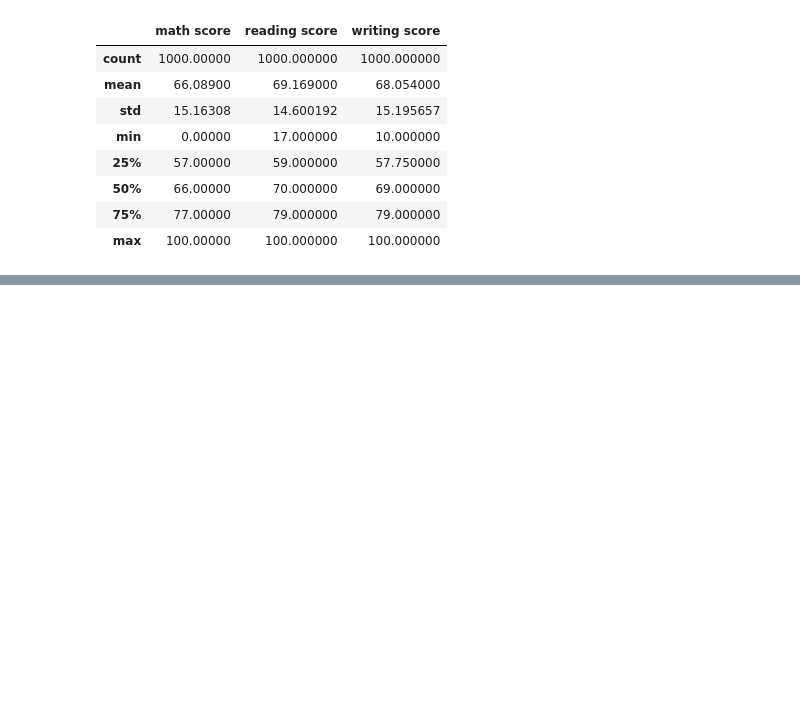
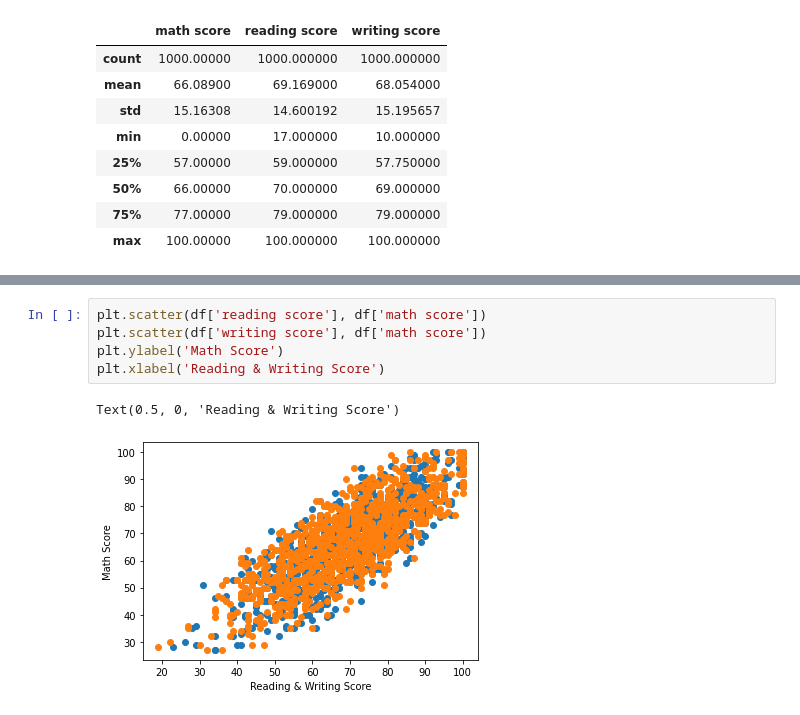
Before and after one commit to nazilalahad/Projects, a Jupyter notebook: test.ipynb, the cells around one changed output, grey strips where cells are left out. Saved outputs shown, nothing was run; the diff lists cells and outputs as text; blank space fills up the shorter version.

```diff
--- a/test.ipynb
+++ b/test.ipynb
@@ -65,0 +219,8 @@ df.describe()
+# %%
+plt.scatter(df['reading score'], df['math score'])
+plt.scatter(df['writing score'], df['math score'])
+plt.ylabel('Math Score')
+plt.xlabel('Reading & Writing Score')
+# %% [output]
+Text(0.5, 0, 'Reading & Writing Score')
+[figure, added]
```
Also changed, not shown: parts of 22 cells of this notebook.
